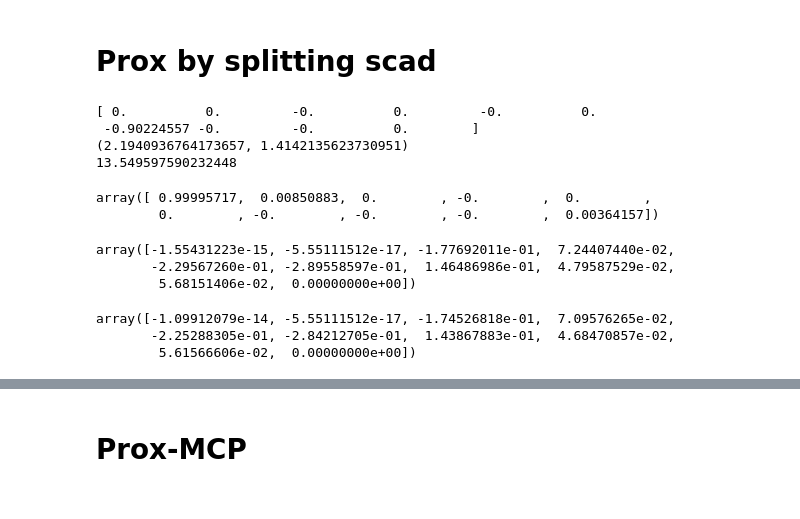
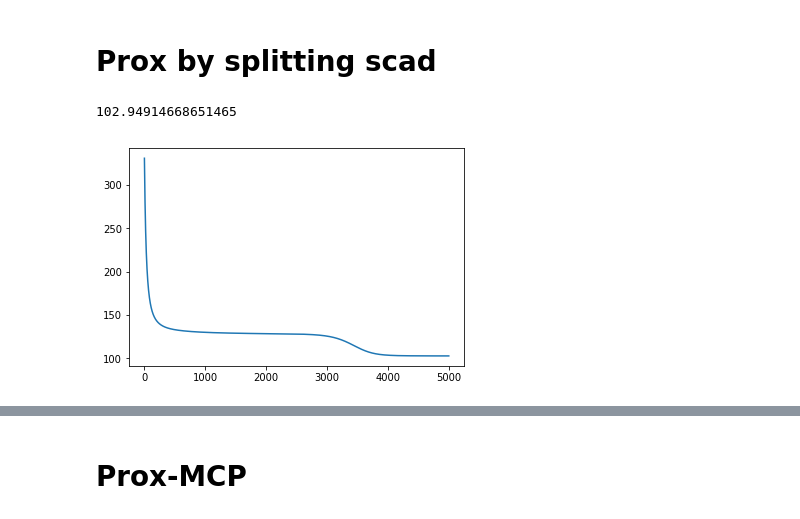
Before and after one commit to arnabsarker/6.881-sparsePCA, a Jupyter notebook: proximal-stuff.ipynb, the cells around one changed output, grey strips where cells are left out. Saved outputs shown, nothing was run; the diff lists cells and outputs as text; code cells hidden in the pictures.

```diff
--- a/proximal-stuff.ipynb
+++ b/proximal-stuff.ipynb
@@ -59,0 +89,3 @@ def sq_error(beta1,beta2):
+# %%
+test = np.random.normal(size=20)
+lamb=0.5
@@ -206,40 +378,27 @@ print(full_scad_obj(Sigma,beta,lamb))
 # %% [markdown]
 # Prox by splitting scad
 # %%
-lr = 0.001
-lamb = 1
-(U, s, Vh) = svd(X)
-beta = Vh[0]
-np.random.seed(70)
-beta = np.random.normal(size=d)
-for i in range(10000):
-    # print(SCAD_ccv_grad(beta,lamb))
-    beta = beta - lr * (PCA_grad(Sigma,beta)+SCAD_ccv_grad(beta,lamb,a=3.7))
-    beta = prox_l1(beta,lr * lamb)
-    #beta = beta + 0.001 * np.dot(Sigma, beta)
-    #beta=beta/np.linalg.norm(beta)
-print(beta)
-print(sq_error(beta,beta_star))
-print(full_scad_obj(Sigma,beta,lamb))
+best_obj = np.inf
+objs_split = np.zeros(n_iter)
+for _ in range(1):
+    (U, s, Vh) = svd(X)
+    #beta = Vh[0]
+    np.random.seed(2)
+    beta = 5*np.random.normal(size=d)
+    for i in range(n_iter):
+        # print(SCAD_ccv_grad(beta,lamb))
+        beta = beta - lr * (PCA_grad(Sigma,beta)+SCAD_ccv_grad(beta,lamb,a=3.7))
+        beta = prox_l1(beta,lr * lamb)
+        objs_split[i] = full_scad_obj(Sigma,beta,lamb)
+    best_obj = np.minimum(best_obj,full_scad_obj(Sigma,beta,lamb))
+print(best_obj)
+# print(beta)
+# print(sq_error(beta,beta_star))
+# print(full_scad_obj(Sigma,beta,lamb))
 # %% [output]
-[ 0.          0.         -0.          0.         -0.          0.
- -0.90224557 -0.         -0.          0.        ]
-(2.1940936764173657, 1.4142135623730951)
-13.549597590232448
+102.94914668651465
-# %%
-l2_project(beta)
-# %% [output]
-array([ 0.99995717,  0.00850883,  0.        , -0.        ,  0.        ,
-        0.        , -0.        , -0.        , -0.        ,  0.00364157])
-# %%
-PCA_grad(Sigma,beta)+SCAD_ccv_grad(beta,lamb,a=3.7)+lamb*np.sign(beta)
-# %% [output]
-array([-1.55431223e-15, -5.55111512e-17, -1.77692011e-01,  7.24407440e-02,
-       -2.29567260e-01, -2.89558597e-01,  1.46486986e-01,  4.79587529e-02,
-        5.68151406e-02,  0.00000000e+00])
-# %%
-PCA_grad(Sigma,beta)+lamb*np.sign(beta)
-# %% [output]
-array([-1.09912079e-14, -5.55111512e-17, -1.74526818e-01,  7.09576265e-02,
-       -2.25288305e-01, -2.84212705e-01,  1.43867883e-01,  4.68470857e-02,
-        5.61566606e-02,  0.00000000e+00])
+# %%
+plt.plot(objs_split)
+plt.show()
+# %% [output]
+[figure, added]
```
Also changed, not shown: parts of 56 cells of this notebook.
